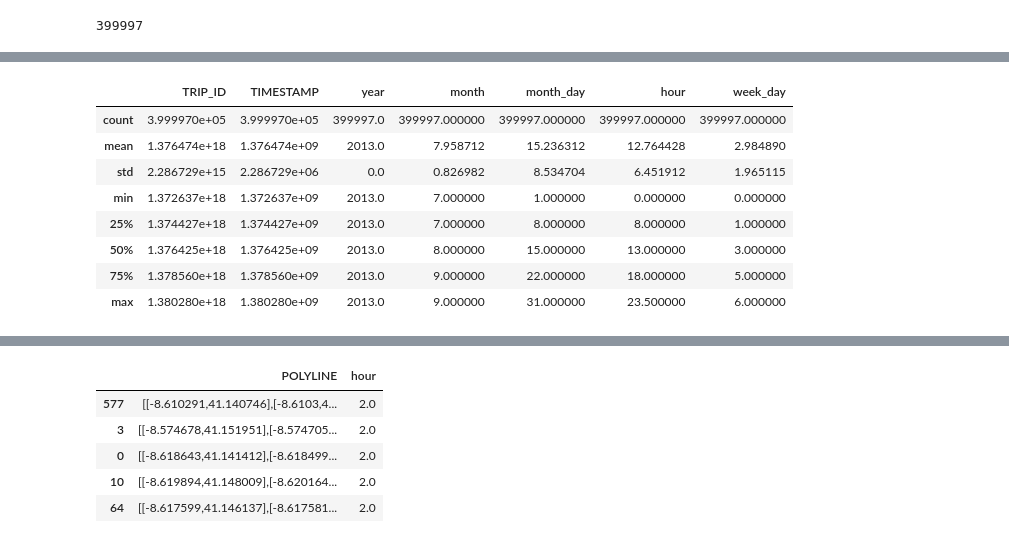
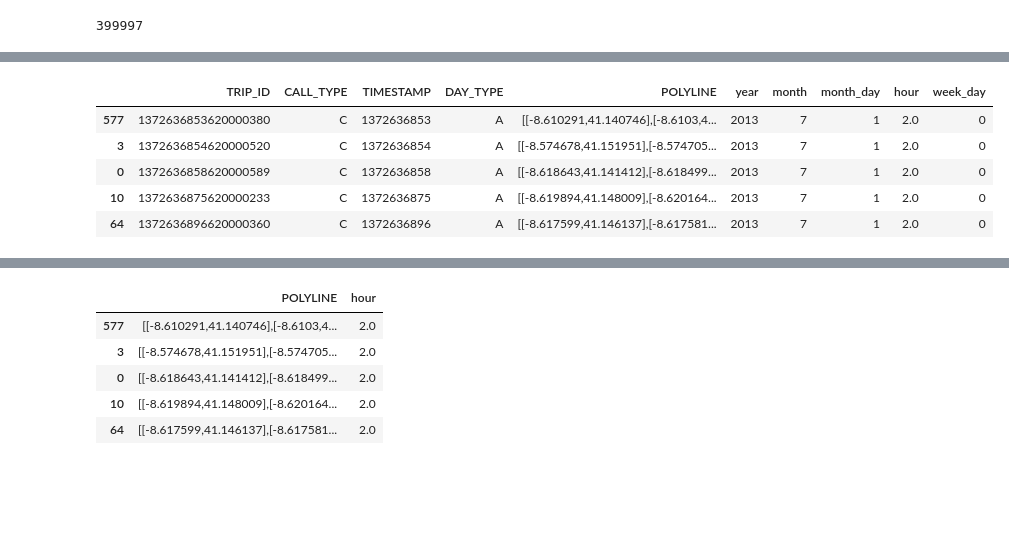
Before and after one commit to Pawel-Wojc/taxi_trip_prediction, a Jupyter notebook: Projekt.ipynb, the cells around one changed output, grey strips where cells are left out. Saved outputs shown, nothing was run; the diff lists cells and outputs as text; code cells hidden in the pictures; blank space fills up the shorter version.

```diff
--- a/Projekt.ipynb
+++ b/Projekt.ipynb
@@ -39,0 +20,3 @@ baza.describe()
+# %%
+pd.set_option('display.max_colwidth', 95)
+baza.head(4)
@@ -75,17 +55,14 @@ baza['month_day'] = baza['TIMESTAMP'].apply(lambda x :datetime.datetime.fromtime
 baza['hour'] = baza['TIMESTAMP'].apply(lambda x: datetime.datetime.fromtimestamp(x).hour + (0.5 if datetime.datetime.fromtimestamp(x).minute > 30 else 0))
 baza['week_day'] = baza['TIMESTAMP'].apply(lambda x :datetime.datetime.fromtimestamp(x).weekday())
 # %%
-baza.describe() #pierwsze 5 rekordów
+baza.head() #pierwsze 5 rekordów
 # %% [output]
-|  | TRIP_ID | TIMESTAMP | year | month | month_day | hour | week_day |
-| count | 3.999970e+05 | 3.999970e+05 | 399997.0 | 399997.000000 | 399997.000000 | 399997.000000 | 399997.000000 |
-| mean | 1.376474e+18 | 1.376474e+09 | 2013.0 | 7.958712 | 15.236312 | 12.764428 | 2.984890 |
-| std | 2.286729e+15 | 2.286729e+06 | 0.0 | 0.826982 | 8.534704 | 6.451912 | 1.965115 |
-| min | 1.372637e+18 | 1.372637e+09 | 2013.0 | 7.000000 | 1.000000 | 0.000000 | 0.000000 |
-| 25% | 1.374427e+18 | 1.374427e+09 | 2013.0 | 7.000000 | 8.000000 | 8.000000 | 1.000000 |
-| 50% | 1.376425e+18 | 1.376425e+09 | 2013.0 | 8.000000 | 15.000000 | 13.000000 | 3.000000 |
-| 75% | 1.378560e+18 | 1.378560e+09 | 2013.0 | 9.000000 | 22.000000 | 18.000000 | 5.000000 |
-| max | 1.380280e+18 | 1.380280e+09 | 2013.0 | 9.000000 | 31.000000 | 23.500000 | 6.000000 |
+|  | TRIP_ID | CALL_TYPE | TIMESTAMP | DAY_TYPE | POLYLINE | year | month | month_day | hour | week_day |
+| 577 | 1372636853620000380 | C | 1372636853 | A | [[-8.610291,41.140746],[-8.6103,4... | 2013 | 7 | 1 | 2.0 | 0 |
+| 3 | 1372636854620000520 | C | 1372636854 | A | [[-8.574678,41.151951],[-8.574705... | 2013 | 7 | 1 | 2.0 | 0 |
+| 0 | 1372636858620000589 | C | 1372636858 | A | [[-8.618643,41.141412],[-8.618499... | 2013 | 7 | 1 | 2.0 | 0 |
+| 10 | 1372636875620000233 | C | 1372636875 | A | [[-8.619894,41.148009],[-8.620164... | 2013 | 7 | 1 | 2.0 | 0 |
+| 64 | 1372636896620000360 | C | 1372636896 | A | [[-8.617599,41.146137],[-8.617581... | 2013 | 7 | 1 | 2.0 | 0 |
 # %%
 puste_wiersze = baza[baza['POLYLINE'].isnull()]
 
```
Also changed, not shown: parts of 39 cells of this notebook, 1 other file.
